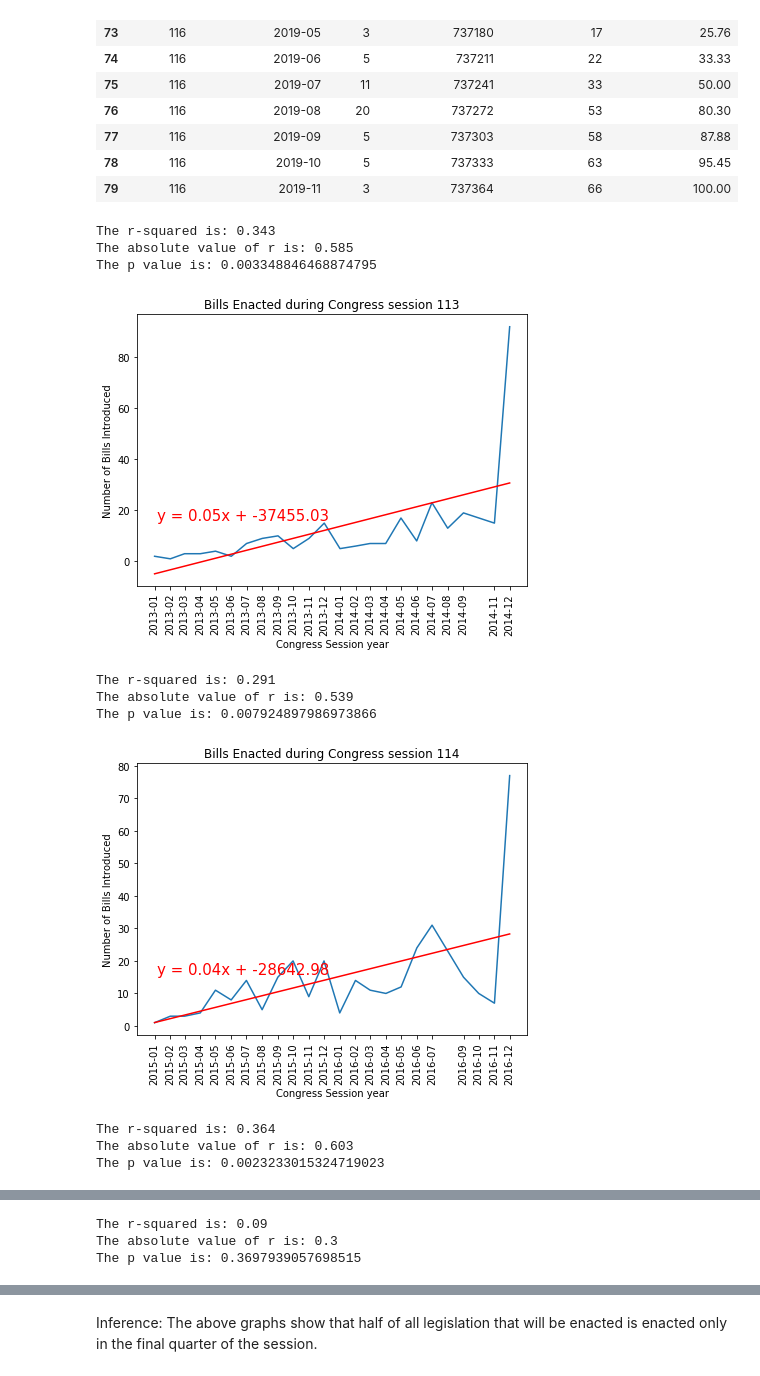
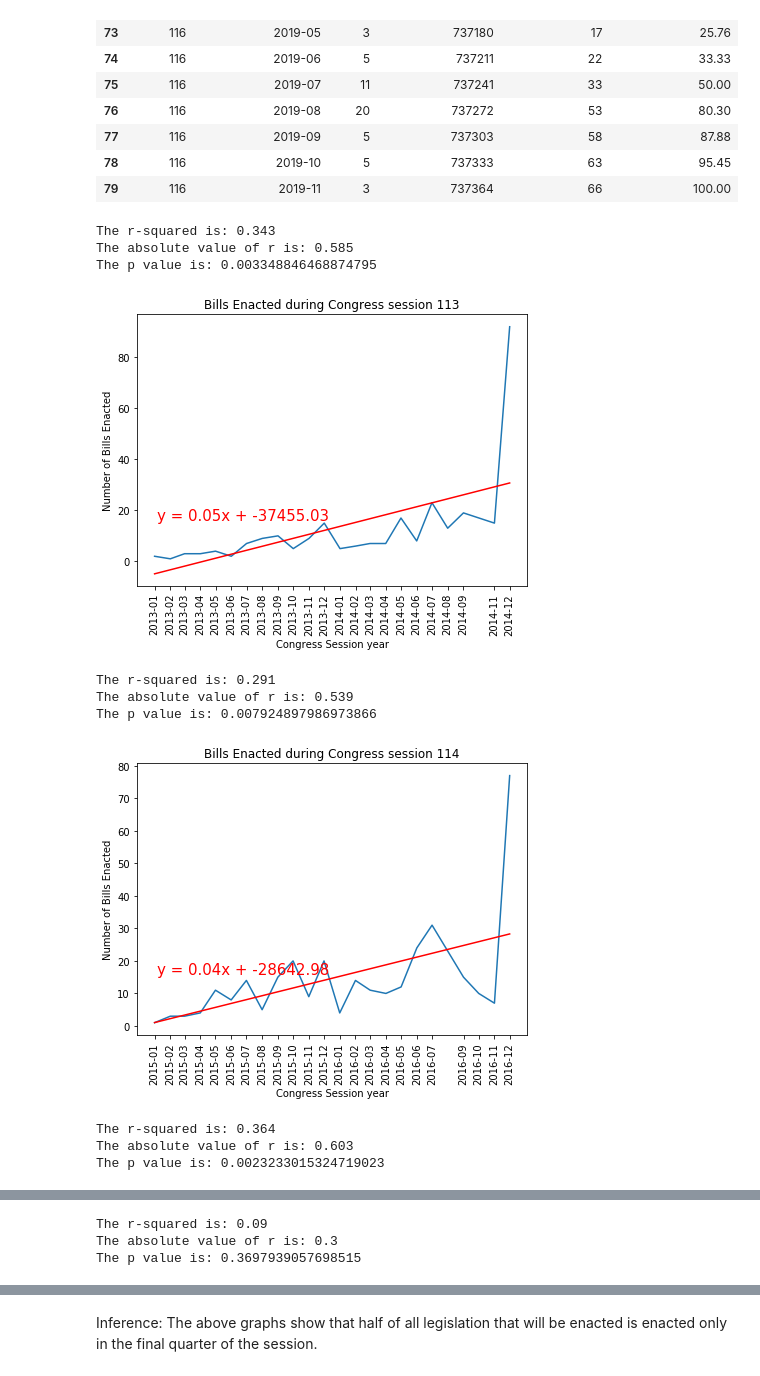
Before and after one commit to SwatiSSwain/REP_Project-One, a Jupyter notebook: Pro_Publica_3_Trend_Analysis.ipynb, the cells around one changed output, grey strips where cells are left out. Saved outputs shown, nothing was run; the diff lists cells and outputs as text; code cells hidden in the pictures.

```diff
--- a/Pro_Publica_3_Trend_Analysis.ipynb
+++ b/Pro_Publica_3_Trend_Analysis.ipynb
@@ -918,30 +918,30 @@ See the caveats in the documentation: https://pandas.pydata.org/pandas-docs/stab
 # %%
 #Plot line graphs using the user defined function for bill enacted (by month) for Congress 113, 114, 115, 116
 enacted_label_113=f"Bills Enacted during Congress session 113"
 enacted_map_save_113="output_graphs/Bills_Enacted_113.png"
-fig=lin_reg(enacted_bill_113['enacted_year_month'],enacted_bill_113['calc_enacted_Date'], enacted_bill_113['Count'],'Congress Session year', 'Number of Bills Introduced', enacted_label_113,enacted_map_save_113)
+fig=lin_reg(enacted_bill_113['enacted_year_month'],enacted_bill_113['calc_enacted_Date'], enacted_bill_113['Count'],'Congress Session year', 'Number of Bills Enacted', enacted_label_113,enacted_map_save_113)
 
 
 enacted_label_114=f"Bills Enacted during Congress session 114"
 enacted_map_save_114="output_graphs/Bills_Enacted_114.png"
-fig=lin_reg(enacted_bill_114['enacted_year_month'],enacted_bill_114['calc_enacted_Date'], enacted_bill_114['Count'],'Congress Session year', 'Number of Bills Introduced', enacted_label_114,enacted_map_save_114)
+fig=lin_reg(enacted_bill_114['enacted_year_month'],enacted_bill_114['calc_enacted_Date'], enacted_bill_114['Count'],'Congress Session year', 'Number of Bills Enacted', enacted_label_114,enacted_map_save_114)
 
 enacted_label_115=f"Bills Enacted during Congress session 115"
 enacted_map_save_115="output_graphs/Bills_Enacted_115.png"
-fig=lin_reg(enacted_bill_115['enacted_year_month'],enacted_bill_115['calc_enacted_Date'], enacted_bill_115['Count'],'Congress Session year', 'Number of Bills Introduced', enacted_label_115,enacted_map_save_115)
+fig=lin_reg(enacted_bill_115['enacted_year_month'],enacted_bill_115['calc_enacted_Date'], enacted_bill_115['Count'],'Congress Session year', 'Number of Bills Enacted', enacted_label_115,enacted_map_save_115)
 
 enacted_label_116=f"Bills Enacted during Congress session 116"
 enacted_map_save_116="output_graphs/Bills_Enacted_116.png"
-fig=lin_reg(enacted_bill_116['enacted_year_month'],enacted_bill_116['calc_enacted_Date'], enacted_bill_116['Count'],'Congress Session year', 'Number of Bills Introduced', enacted_label_116,enacted_map_save_116)
+fig=lin_reg(enacted_bill_116['enacted_year_month'],enacted_bill_116['calc_enacted_Date'], enacted_bill_116['Count'],'Congress Session year', 'Number of Bills Enacted', enacted_label_116,enacted_map_save_116)
 # %% [output]
 The r-squared is: 0.343
 The absolute value of r is: 0.585
 The p value is: 0.003348846468874795
-[figure, old version]
+[figure, new version]
 The r-squared is: 0.291
 The absolute value of r is: 0.539
 The p value is: 0.007924897986973866
-[figure, old version]
+[figure, new version]
 The r-squared is: 0.364
 The absolute value of r is: 0.603
 The p value is: 0.0023233015324719023
```
Also changed, not shown: parts of 1 cell of this notebook, 1 other file.
